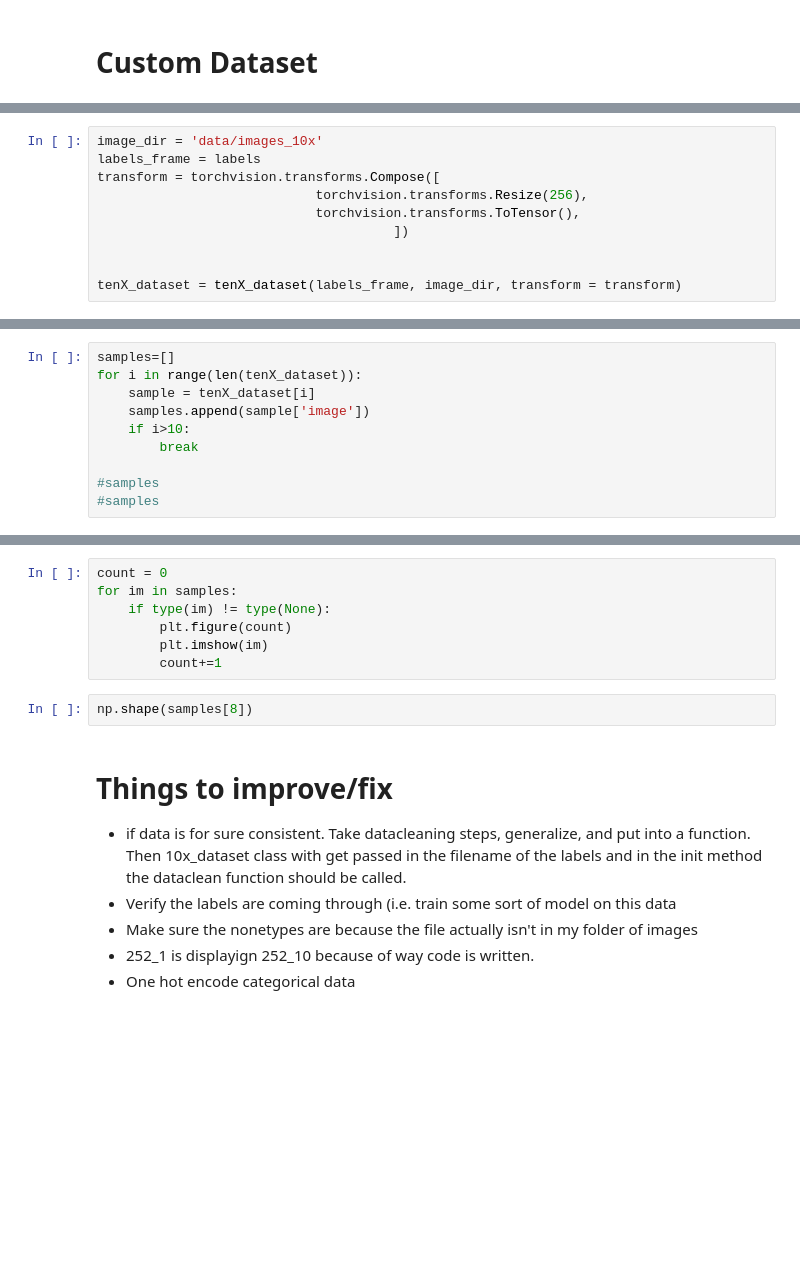
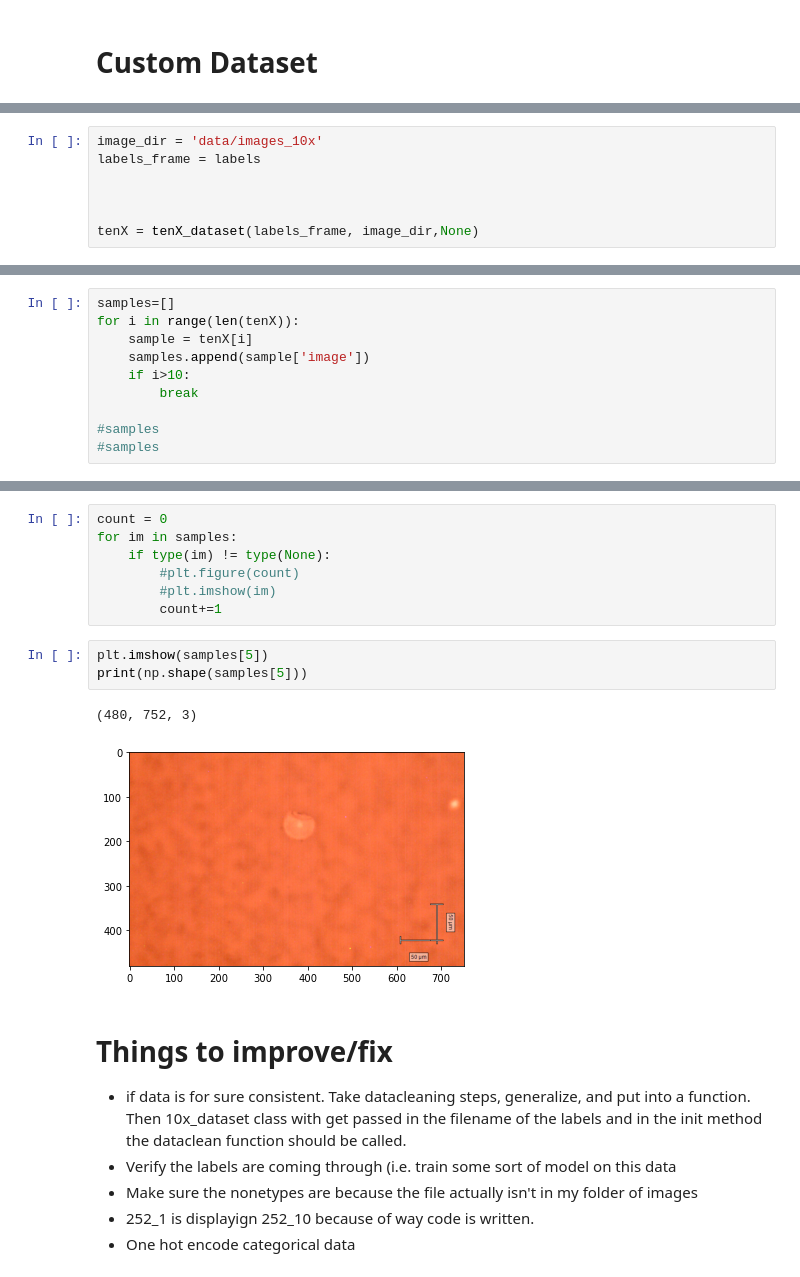
Before and after one commit to Fantastic-Microplastic-Machine/FmPM, a Jupyter notebook: fmpm/will/clean_and_class.ipynb, the cells around one changed output, grey strips where cells are left out. Cells and saved outputs as stored; diff of their text form; blank space fills up the shorter version.

```diff
--- a/fmpm/will/clean_and_class.ipynb
+++ b/fmpm/will/clean_and_class.ipynb
@@ -155,10 +178,7 @@ class tenX_dataset(torch.utils.data.Dataset):
 # %%
 image_dir = 'data/images_10x'
 labels_frame = labels
-transform = torchvision.transforms.Compose([
-                            torchvision.transforms.Resize(256),
-                            torchvision.transforms.ToTensor(),
-                                      ])
 
 
-tenX_dataset = tenX_dataset(labels_frame, image_dir, transform = transform)
+
+tenX = tenX_dataset(labels_frame, image_dir,None)
@@ -167,7 +185,7 @@ tenX_dataset = tenX_dataset(labels_frame, image_dir, transform = transform)
 # %%
 samples=[]
-for i in range(len(tenX_dataset)):
-    sample = tenX_dataset[i]
+for i in range(len(tenX)):
+    sample = tenX[i]
     samples.append(sample['image'])
     if i>10:
         break
@@ -178,11 +209,15 @@ for i in range(len(tenX_dataset)):
 count = 0
 for im in samples:
     if type(im) != type(None):
-        plt.figure(count)
-        plt.imshow(im)
+        #plt.figure(count)
+        #plt.imshow(im)
         count+=1
 # %%
-np.shape(samples[8])
+plt.imshow(samples[5])
+print(np.shape(samples[5]))
+# %% [output]
+(480, 752, 3)
+[figure, added]
 # %% [markdown]
 # Things to improve/fix
 * if data is for sure consistent. Take datacleaning steps, generalize, and put into a function. Then 10x_dataset class with get passed in the filename of the labels and in the init method the dataclean function should be called.
```
Also changed, not shown: parts of 28 cells of this notebook.
